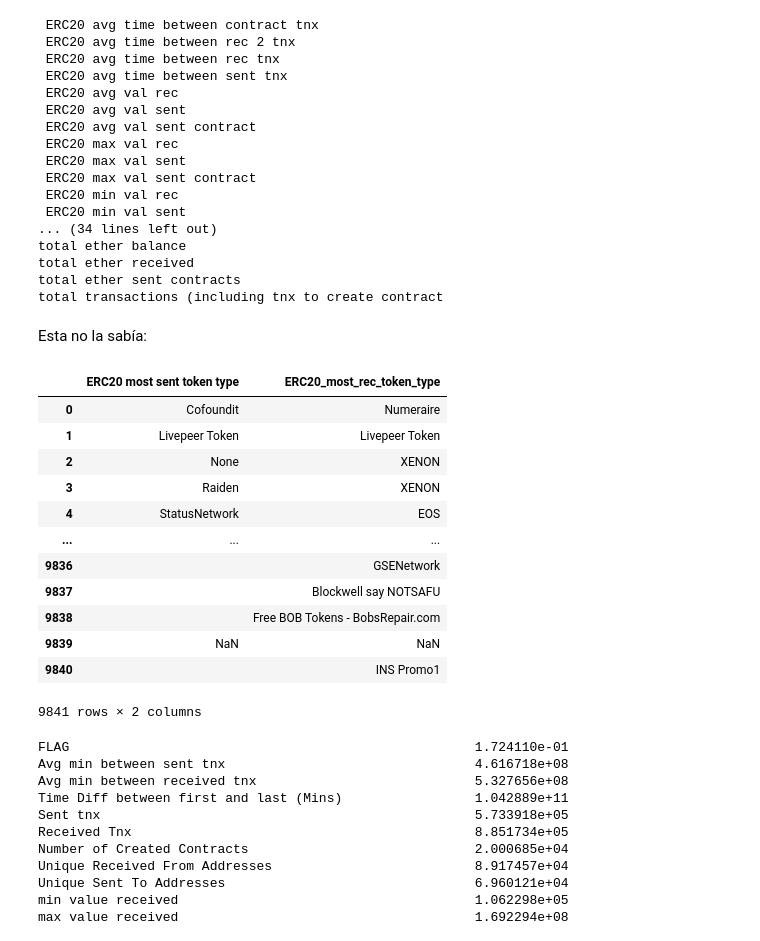
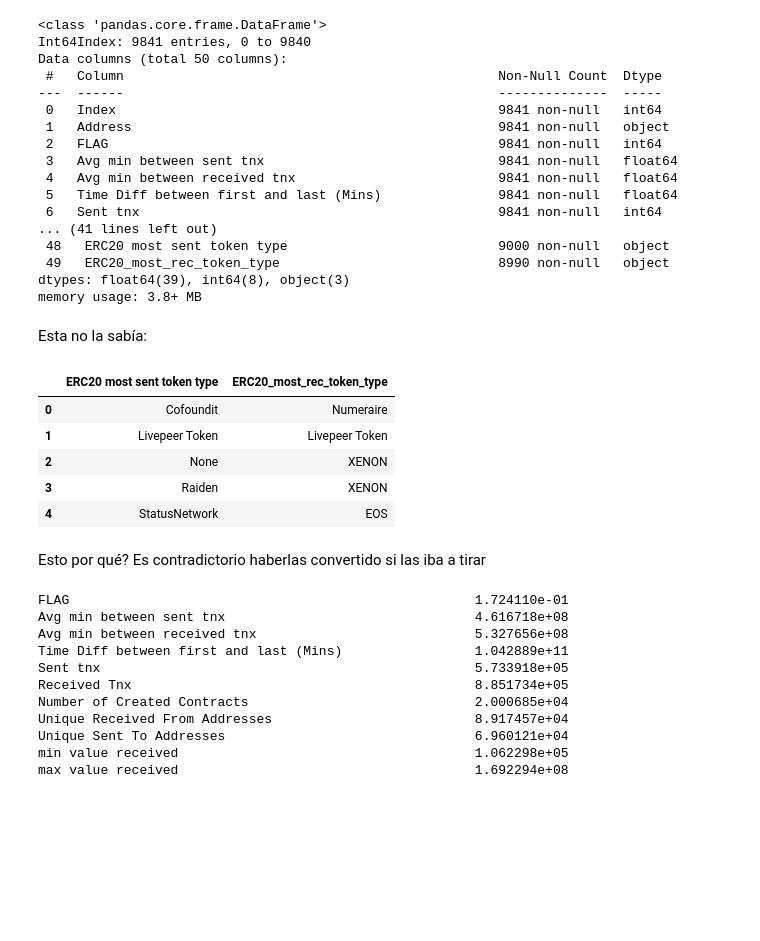
Before and after one commit to andres-troiano/Fraud-Detection, a Jupyter notebook: Fraud Detection.ipynb, the cells around one changed output. Drawn from its saved outputs; the diff is of its cells as text; code cells hidden in the pictures; blank space fills up the shorter version.

```diff
--- a/Fraud Detection.ipynb
+++ b/Fraud Detection.ipynb
@@ -14,25 +14,26 @@ from sklearn.metrics import confusion_matrix, roc_auc_score, roc_curve, auc, cla
 #Importing Dataset
 df = pd.read_csv("transaction_dataset.csv", index_col=0)
 # %%
-print(*sorted(df.columns.tolist()), sep='\n')
+# print(*sorted(df.columns.tolist()), sep='\n')
+df.info()
 # %% [output]
- ERC20 avg time between contract tnx
- ERC20 avg time between rec 2 tnx
- ERC20 avg time between rec tnx
- ERC20 avg time between sent tnx
- ERC20 avg val rec
- ERC20 avg val sent
- ERC20 avg val sent contract
- ERC20 max val rec
- ERC20 max val sent
- ERC20 max val sent contract
- ERC20 min val rec
- ERC20 min val sent
-... (34 lines left out)
-total ether balance
-total ether received
-total ether sent contracts
-total transactions (including tnx to create contract
+<class 'pandas.core.frame.DataFrame'>
+Int64Index: 9841 entries, 0 to 9840
+Data columns (total 50 columns):
+ #   Column                                                Non-Null Count  Dtype
+---  ------                                                --------------  -----
+ 0   Index                                                 9841 non-null   int64
+ 1   Address                                               9841 non-null   object
+ 2   FLAG                                                  9841 non-null   int64
+ 3   Avg min between sent tnx                              9841 non-null   float64
+ 4   Avg min between received tnx                          9841 non-null   float64
+ 5   Time Diff between first and last (Mins)               9841 non-null   float64
+ 6   Sent tnx                                              9841 non-null   int64
+... (41 lines left out)
+ 48   ERC20 most sent token type                           9000 non-null   object
+ 49   ERC20_most_rec_token_type                            8990 non-null   object
+dtypes: float64(39), int64(8), object(3)
+memory usage: 3.8+ MB
 # %%
 # Omit first two columns (Index, Adress)
 df = df.iloc[:,2:]
@@ -41,18 +44,13 @@ Esta no la sabía:
 # %%
 # Turn object variables into 'category' dtype for more computation efficiency
 categories = df.select_dtypes('O').columns.astype('category')
-df[categories]
+df[categories].head()
 # %% [output]
 |  | ERC20 most sent token type | ERC20_most_rec_token_type |
 | 0 | Cofoundit | Numeraire |
 | 1 | Livepeer Token | Livepeer Token |
 | 2 | None | XENON |
 | 3 | Raiden | XENON |
 | 4 | StatusNetwork | EOS |
-| ... | ... | ... |
-| 9836 |  | GSENetwork |
-| 9837 |  | Blockwell say NOTSAFU |
-| 9838 |  | Free BOB Tokens - BobsRepair.com |
-| 9839 | NaN | NaN |
-| 9840 |  | INS Promo1 |
-9841 rows × 2 columns
+# %% [markdown]
+Esto por qué? Es contradictorio haberlas convertido si las iba a tirar
```
Also changed, not shown: parts of 29 cells of this notebook.
